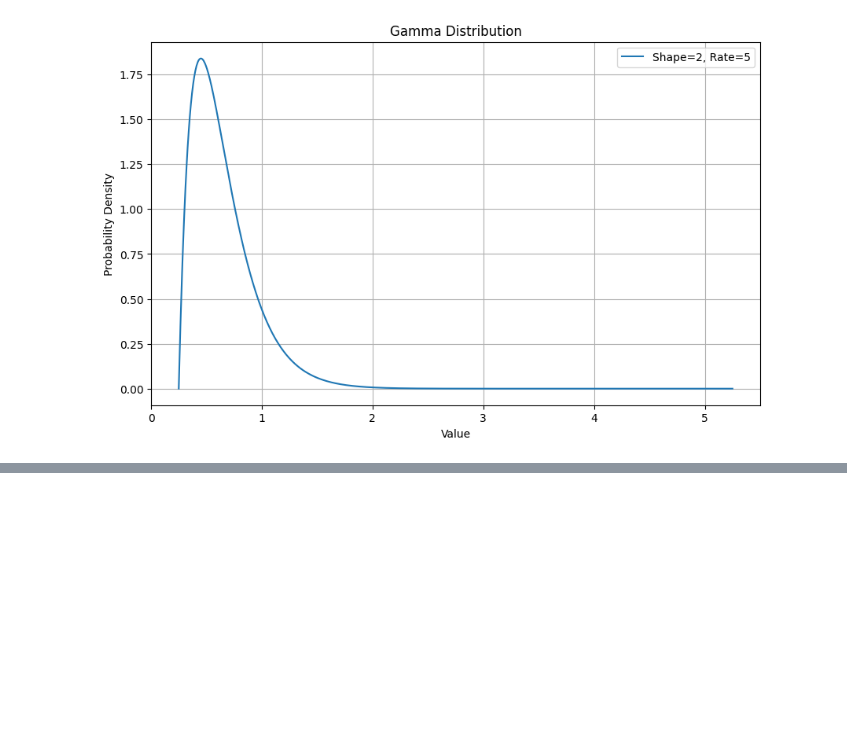
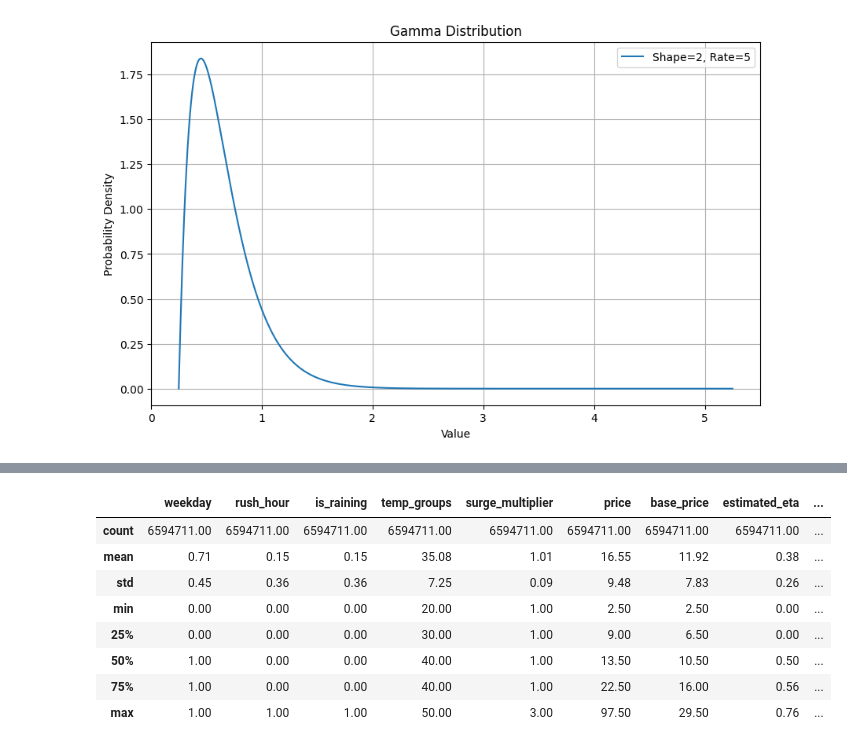
Before and after one commit to emekaamadi/Dynamic_Project, a Jupyter notebook: Modeling/white_board.ipynb, the cells around one changed output, grey strips where cells are left out. Drawn from its saved outputs; the diff is of its cells as text; code cells hidden in the pictures; blank space fills up the shorter version.

```diff
--- a/Modeling/white_board.ipynb
+++ b/Modeling/white_board.ipynb
@@ -30,0 +41,12 @@ plt.show()
+# %%
+round(df_new.describe(), 2)
+# %% [output]
+|  | weekday | rush_hour | is_raining | temp_groups | surge_multiplier | price | base_price | estimated_eta | ... |
+| count | 6594711.00 | 6594711.00 | 6594711.00 | 6594711.00 | 6594711.00 | 6594711.00 | 6594711.00 | 6594711.00 | ... |
+| mean | 0.71 | 0.15 | 0.15 | 35.08 | 1.01 | 16.55 | 11.92 | 0.38 | ... |
+| std | 0.45 | 0.36 | 0.36 | 7.25 | 0.09 | 9.48 | 7.83 | 0.26 | ... |
+| min | 0.00 | 0.00 | 0.00 | 20.00 | 1.00 | 2.50 | 2.50 | 0.00 | ... |
+| 25% | 0.00 | 0.00 | 0.00 | 30.00 | 1.00 | 9.00 | 6.50 | 0.00 | ... |
+| 50% | 1.00 | 0.00 | 0.00 | 40.00 | 1.00 | 13.50 | 10.50 | 0.50 | ... |
+| 75% | 1.00 | 0.00 | 0.00 | 40.00 | 1.00 | 22.50 | 16.00 | 0.56 | ... |
+| max | 1.00 | 1.00 | 1.00 | 50.00 | 3.00 | 97.50 | 29.50 | 0.76 | ... |
```
Also changed, not shown: parts of 2 cells of this notebook.
